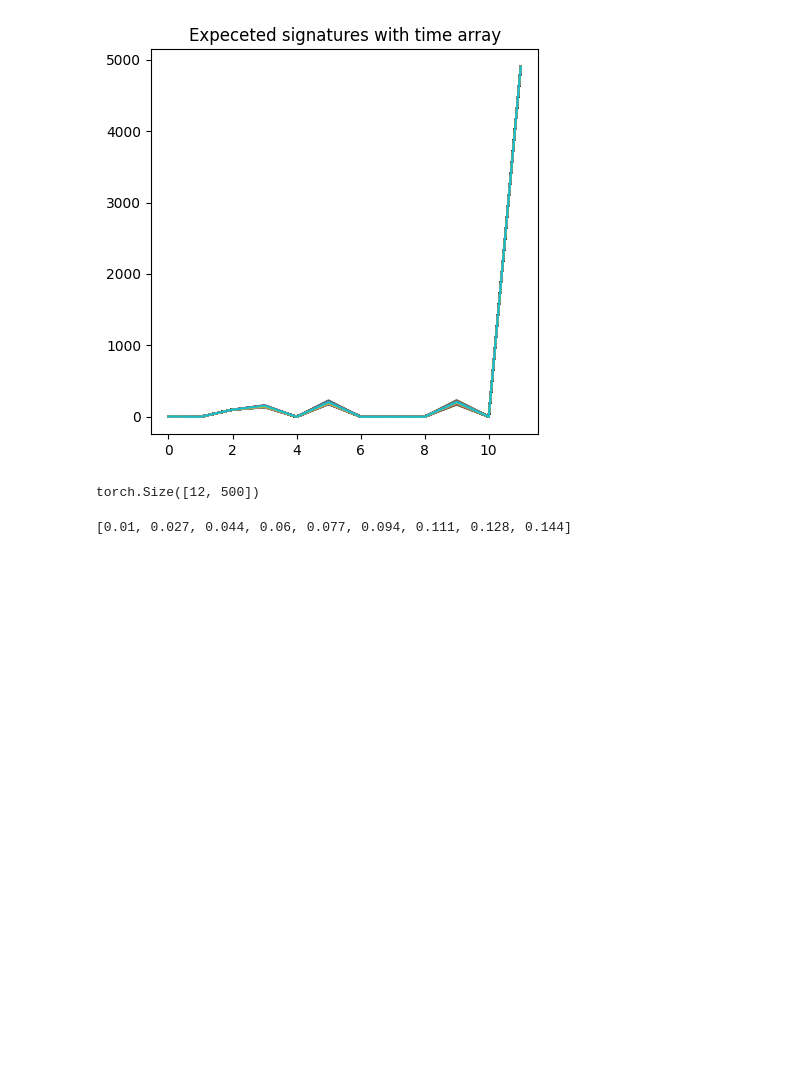
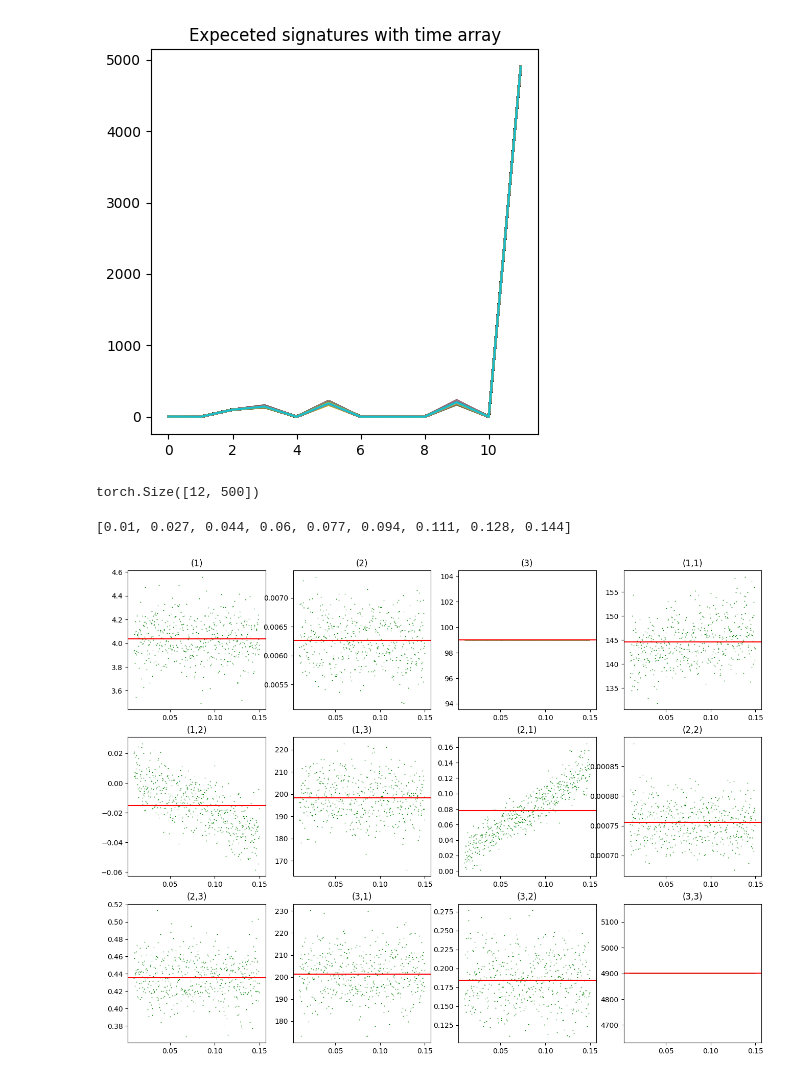
Before and after one commit to Agnetnoan/Expected-Signatures-and-Heston-Model, a Jupyter notebook: jupyter_Calculations_by_rs.ipynb, the cells around one changed output. Saved outputs shown, nothing was run; the diff lists cells and outputs as text; code cells hidden in the pictures; blank space fills up the shorter version.

```diff
--- a/jupyter_Calculations_by_rs.ipynb
+++ b/jupyter_Calculations_by_rs.ipynb
@@ -154,6 +154,15 @@ torch.Size([12, 500])
 [round(x,3) for x in list(rs[[0,60,120, 180,240,300,360,420,480]])]
 # %% [output]
 [0.01, 0.027, 0.044, 0.06, 0.077, 0.094, 0.111, 0.128, 0.144]
+# %%
+fig, axs = plt.subplots(3, 4, figsize=(4*4, 3*4))
+axs = axs.ravel()
+for i, ax in enumerate(axs):
+    ax.title.set_text(sig_keys.split()[i+1])
+    ax.scatter(rs,Exp_signatures_results_rs.T[i], color='green', linewidth=0.15, s=1, alpha=1)
+    ax.axhline(torch.mean(Exp_signatures_results_rs.T[i]), color='red')
+# %% [output]
+[figure, added]
 # %%
 fig, axs = plt.subplots(3, 4, figsize=(4*4, 3*4))
 axs = axs.ravel()
```
Also changed, not shown: parts of 10 cells of this notebook, 4 other files.
